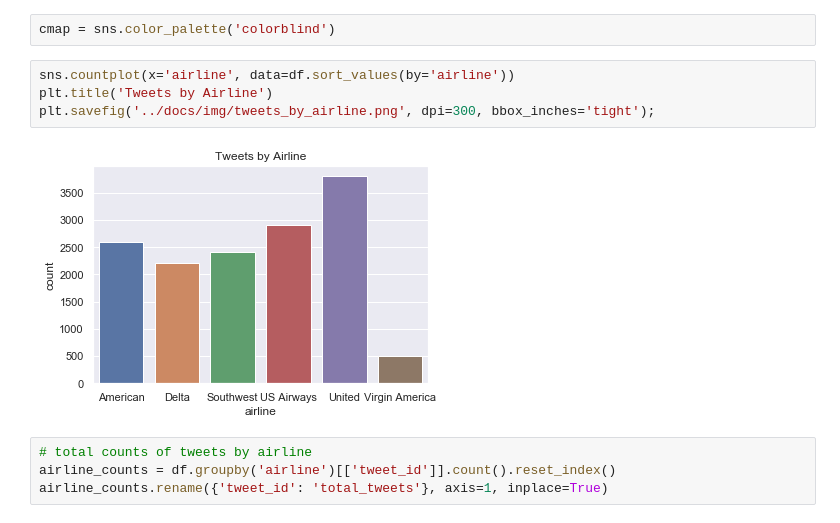
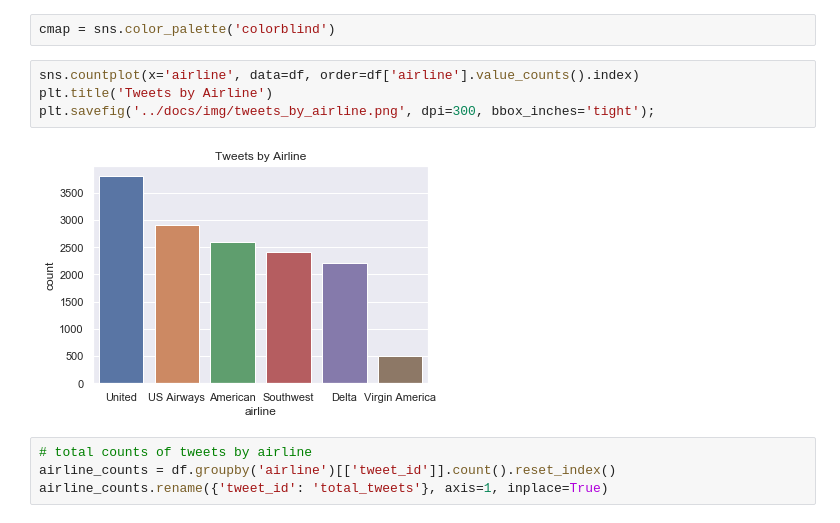
Before and after one commit to jennyrhee/airline-sentiment, a Jupyter notebook: notebooks/2-data-storytelling.ipynb, the cells around one changed output. Cells and saved outputs as stored; diff of their text form.

```diff
--- a/notebooks/2-data-storytelling.ipynb
+++ b/notebooks/2-data-storytelling.ipynb
@@ -62,11 +62,11 @@ Name: airline_sentiment, dtype: int64
 # %%
 cmap = sns.color_palette('colorblind')
 # %%
-sns.countplot(x='airline', data=df.sort_values(by='airline'))
+sns.countplot(x='airline', data=df, order=df['airline'].value_counts().index)
 plt.title('Tweets by Airline')
 plt.savefig('../docs/img/tweets_by_airline.png', dpi=300, bbox_inches='tight');
 # %% [output]
-[figure, old version]
+[figure, new version]
 # %%
 # total counts of tweets by airline
 airline_counts = df.groupby('airline')[['tweet_id']].count().reset_index()
```
Also changed, not shown: parts of 11 cells of this notebook, 3 other files.
